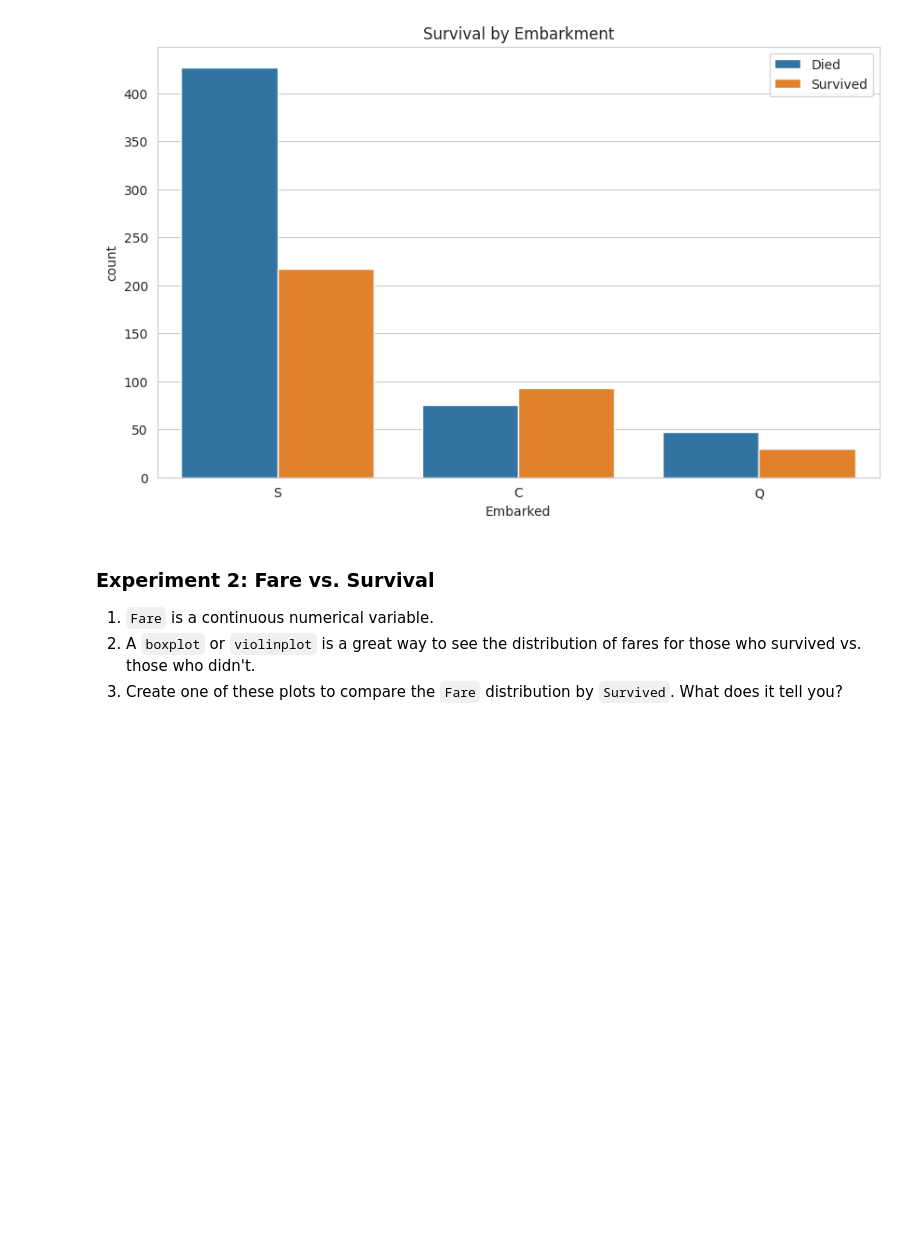
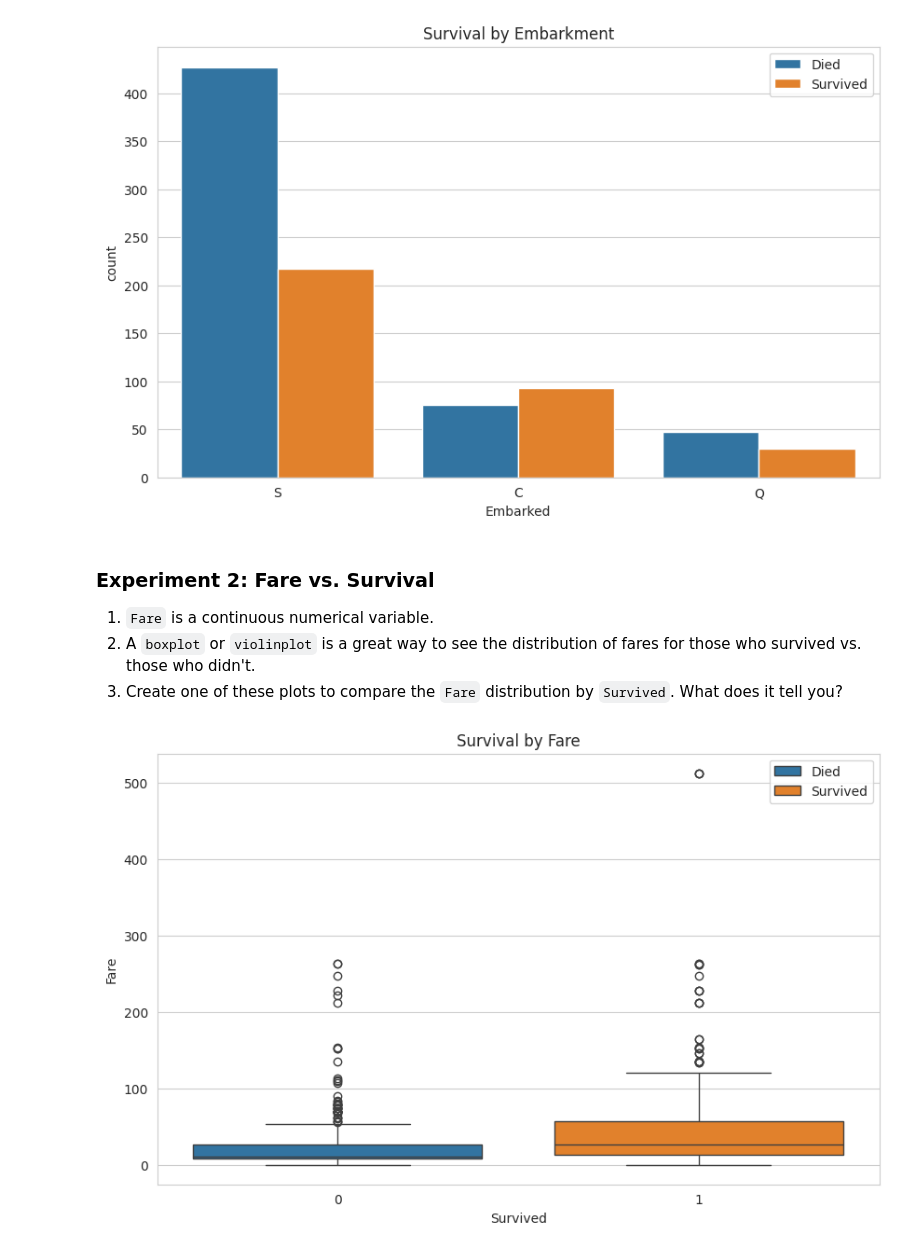
Before and after one commit to melanievillela/ITAI-1371-ML-Labs, a Jupyter notebook: module-4/L04_MelanieVillela_ITAI1371.ipynb, the cells around one changed output. Drawn from its saved outputs; the diff is of its cells as text; code cells hidden in the pictures; blank space fills up the shorter version.

```diff
--- a/module-4/L04_MelanieVillela_ITAI1371.ipynb
+++ b/module-4/L04_MelanieVillela_ITAI1371.ipynb
@@ -168,7 +168,13 @@ plt.show()
 2.  A `boxplot` or `violinplot` is a great way to see the distribution of fares for those who survived vs. those who didn't.
 3.  Create one of these plots to compare the `Fare` distribution by `Survived`. What does it tell you?
 # %%
-# --- ENTER YOUR CODE HERE ---
+plt.figure(figsize=(10, 6))
+sns.boxplot(y='Fare', x='Survived', hue='Survived', data=df)
+plt.title('Survival by Fare')
+plt.legend(['Died', 'Survived'])
+plt.show()
+# %% [output]
+[figure, added]
 # %% [markdown]
 ## 📝 Knowledge Check
 
```
Also changed, not shown: parts of 1 cell of this notebook.
